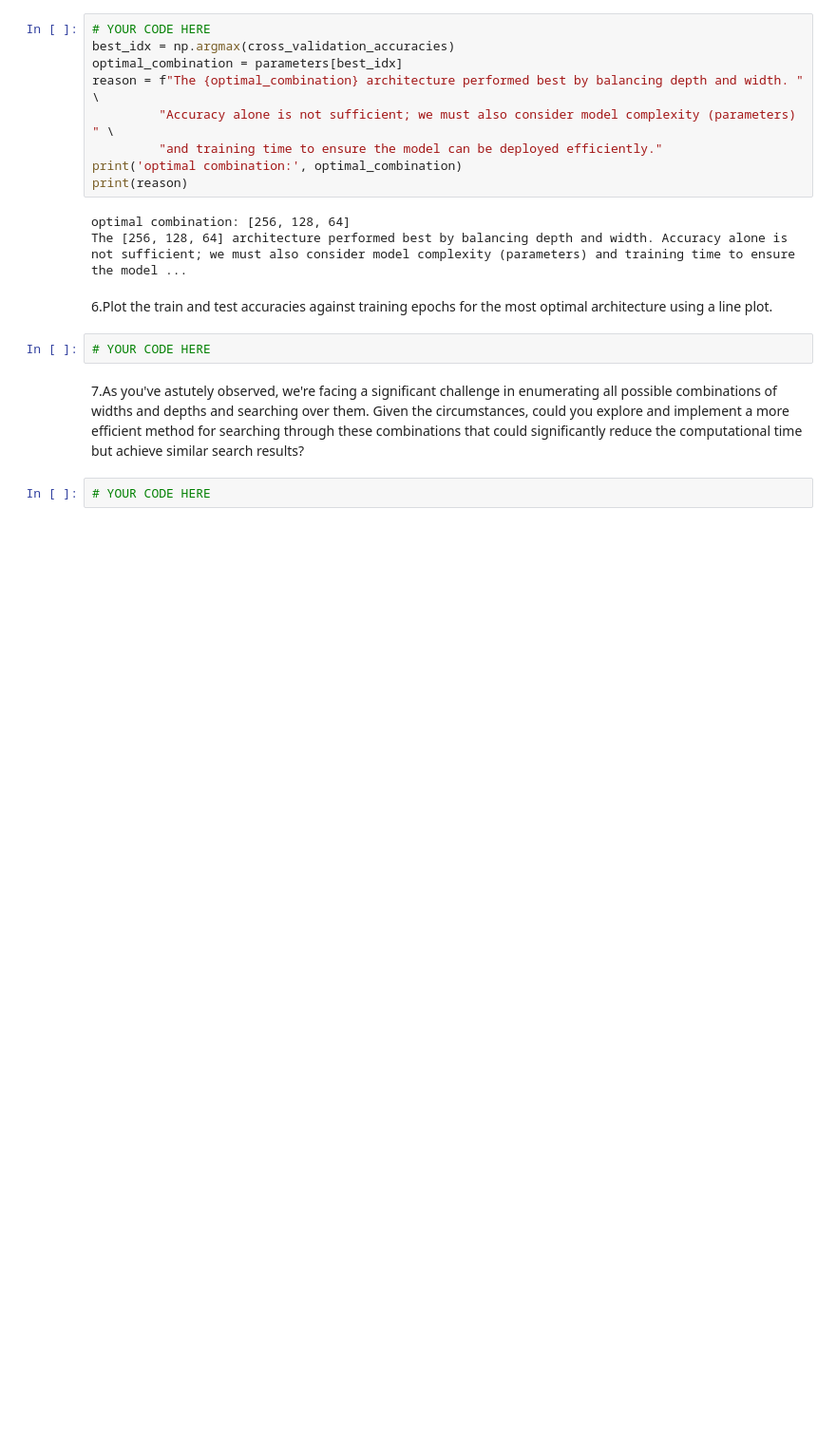
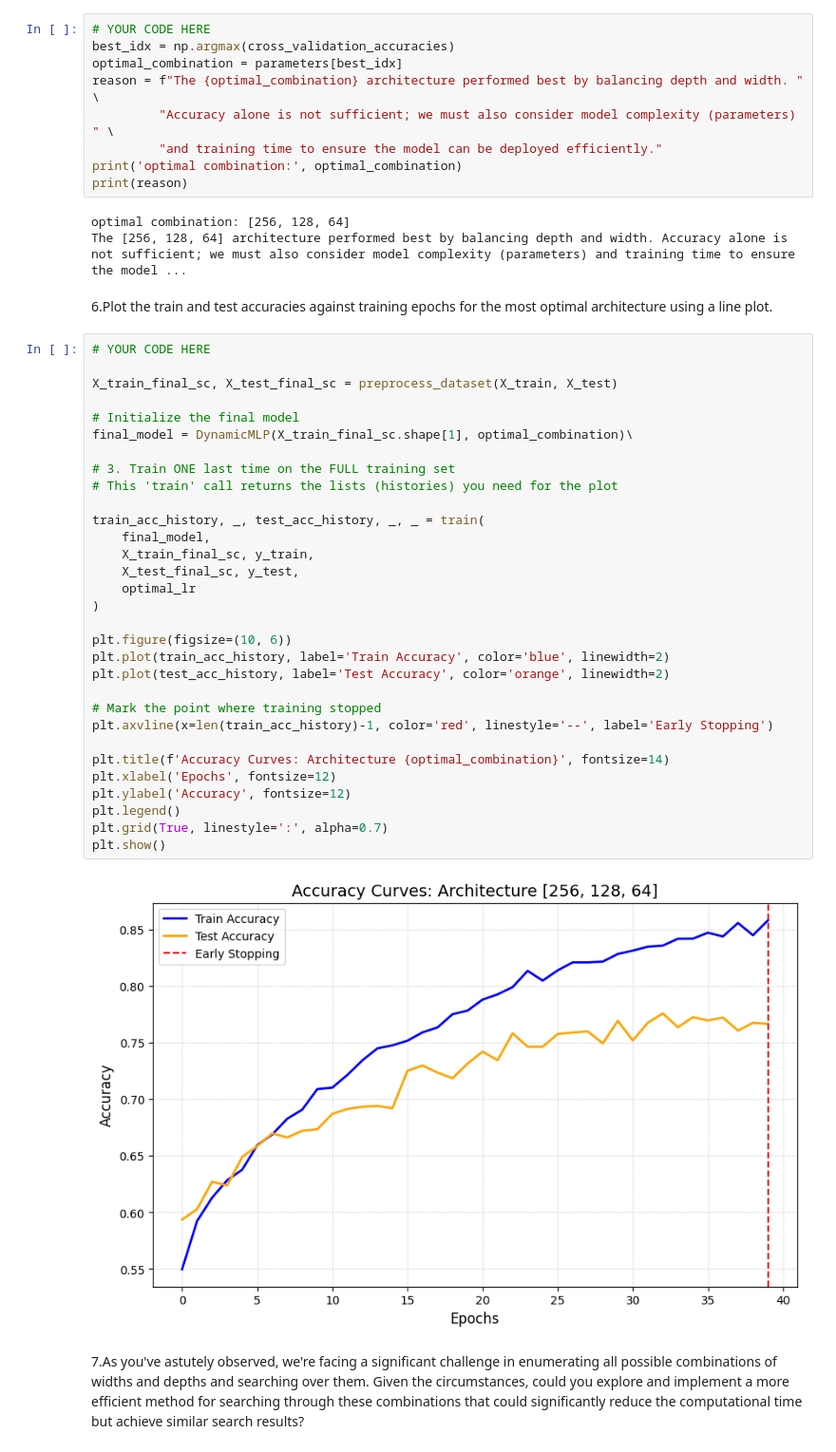
Before and after one commit to williamfaraday123/SC4001-Neural-Network, a Jupyter notebook: Lim_Isaac_Part_A_3.ipynb, the cells around one changed output. Shown at 95% size. Drawn from its saved outputs; the diff is of its cells as text; blank space fills up the shorter version.

```diff
--- a/Lim_Isaac_Part_A_3.ipynb
+++ b/Lim_Isaac_Part_A_3.ipynb
@@ -233,9 +231,38 @@ optimal combination: [256, 128, 64]
 The [256, 128, 64] architecture performed best by balancing depth and width. Accuracy alone is not sufficient; we must also consider model complexity (parameters) and training time to ensure the model ...
 # %% [markdown]
 6.Plot the train and test accuracies against training epochs for the most optimal architecture using a line plot.
-# %%
-# YOUR CODE HERE
+# %%
+# YOUR CODE HERE
+
+X_train_final_sc, X_test_final_sc = preprocess_dataset(X_train, X_test)
+
+# Initialize the final model
+final_model = DynamicMLP(X_train_final_sc.shape[1], optimal_combination)\
+
+# 3. Train ONE last time on the FULL training set
+# This 'train' call returns the lists (histories) you need for the plot
+
+train_acc_history, _, test_acc_history, _, _ = train(
+    final_model,
+    X_train_final_sc, y_train,
+    X_test_final_sc, y_test,
+    optimal_lr
+)
+
+plt.figure(figsize=(10, 6))
+plt.plot(train_acc_history, label='Train Accuracy', color='blue', linewidth=2)
+plt.plot(test_acc_history, label='Test Accuracy', color='orange', linewidth=2)
+
+# Mark the point where training stopped
+plt.axvline(x=len(train_acc_history)-1, color='red', linestyle='--', label='Early Stopping')
+
+plt.title(f'Accuracy Curves: Architecture {optimal_combination}', fontsize=14)
+plt.xlabel('Epochs', fontsize=12)
+plt.ylabel('Accuracy', fontsize=12)
+plt.legend()
+plt.grid(True, linestyle=':', alpha=0.7)
+plt.show()
+# %% [output]
+[figure, added]
 # %% [markdown]
 7.As you've astutely observed, we're facing a significant challenge in enumerating all possible combinations of widths and depths and searching over them. Given the circumstances, could you explore and implement a more efficient method for searching through these combinations that could significantly reduce the computational time but achieve similar search results?
-# %%
-# YOUR CODE HERE
```
Also changed, not shown: parts of 5 cells of this notebook.
